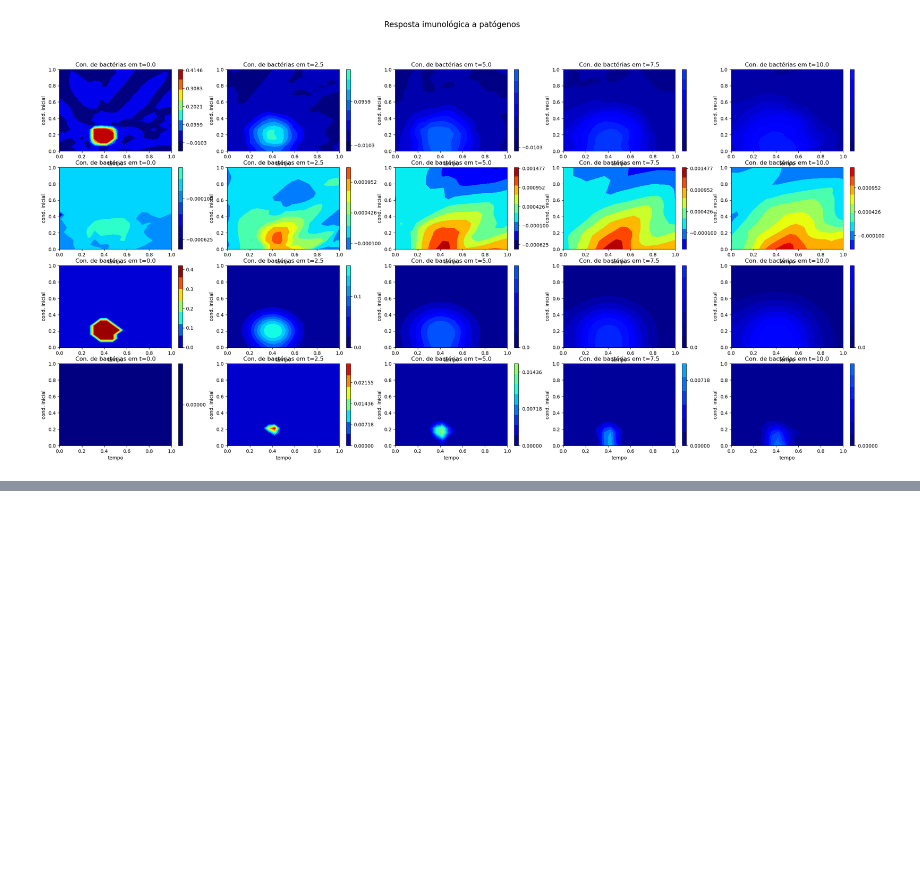
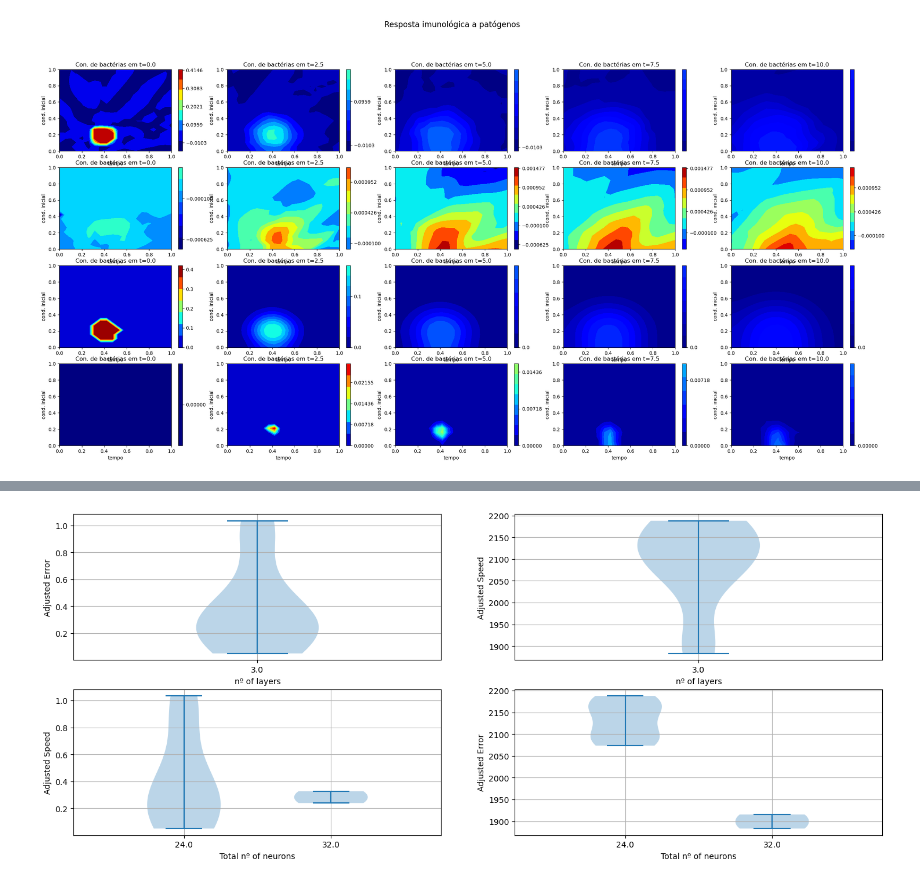
Before and after one commit to Esterci/2D_imune_edema_pinn, a Jupyter notebook: 2D/edp_t_x_y/result_analisys.ipynb, the cells around one changed output, grey strips where cells are left out. Cells and saved outputs as stored; diff of their text form; code cells hidden in the pictures; blank space fills up the shorter version.

```diff
--- a/2D/edp_t_x_y/result_analisys.ipynb
+++ b/2D/edp_t_x_y/result_analisys.ipynb
@@ -927,0 +1074,88 @@ plt.show()
+# %%
+def set_axis_style(ax, labels):
+    ax.set_xticks(np.arange(1, len(labels) + 1), labels=labels)
+    ax.set_xlim(0.25, len(labels) + 0.75)
+    ax.set_xlabel("Sample name")
+
+
+fig = plt.figure(figsize=[30 * 0.6, 12 * 0.6])
+
+ax = fig.add_subplot(2, 2, 1)
+
+unique_n_layers = np.unique(results_df.n_layers)
+
+collection = []
+
+for n_layers in unique_n_layers:
+    sub_df = results_df[results_df.n_layers == int(n_layers)]
+
+    collection.append(sub_df.error)
+
+
+ax.violinplot(collection)
+
+set_axis_style(ax, unique_n_layers)
+ax.set_xlabel("nº of layers")
+ax.set_ylabel("Adjusted Error")
+# ax.set_xlim(y_[0], 0.42)
+ax.grid()
+
+ax = fig.add_subplot(2, 2, 2)
+
+collection = []
+
+for n_layers in unique_n_layers:
+    sub_df = results_df[results_df.n_layers == int(n_layers)]
+
+    collection.append(sub_df.speed)
+
+
+ax.violinplot(collection)
+
+set_axis_style(ax, unique_n_layers)
+ax.set_xlabel("nº of layers")
+ax.set_ylabel("Adjusted Speed")
+# ax.set_xlim(x_lim[1], 0.42)
+ax.grid()
+
+
+ax = fig.add_subplot(2, 2, 3)
+
+unique_n_neurons = np.unique(results_df.n_neurons)
+
+collection = []
+
+for n_neurons in unique_n_neurons:
+    sub_df = results_df[results_df.n_neurons == int(n_neurons)]
+
+    collection.append(sub_df.error)
+
+ax.violinplot(collection)
+
+set_axis_style(ax, unique_n_neurons)
+ax.set_xlabel("Total nº of neurons")
+ax.set_ylabel("Adjusted Speed")
+# ax.set_xlim(x_lim[0], 0.43)
+ax.grid()
+
+
+ax = fig.add_subplot(2, 2, 4)
+
+collection = []
+
+for n_neurons in unique_n_neurons:
+    sub_df = results_df[results_df.n_neurons == int(n_neurons)]
+
+    collection.append(sub_df.speed)
+
+ax.violinplot(collection)
+
+set_axis_style(ax, unique_n_neurons)
+ax.set_xlabel("Total nº of neurons")
+ax.set_ylabel("Adjusted Error")
+# ax.set_xlim(x_lim[0], 0.43)
+ax.grid()
+
+plt.show()
+# %% [output]
+[figure, added]
```
Also changed, not shown: parts of 15 cells of this notebook, 5 other files.
